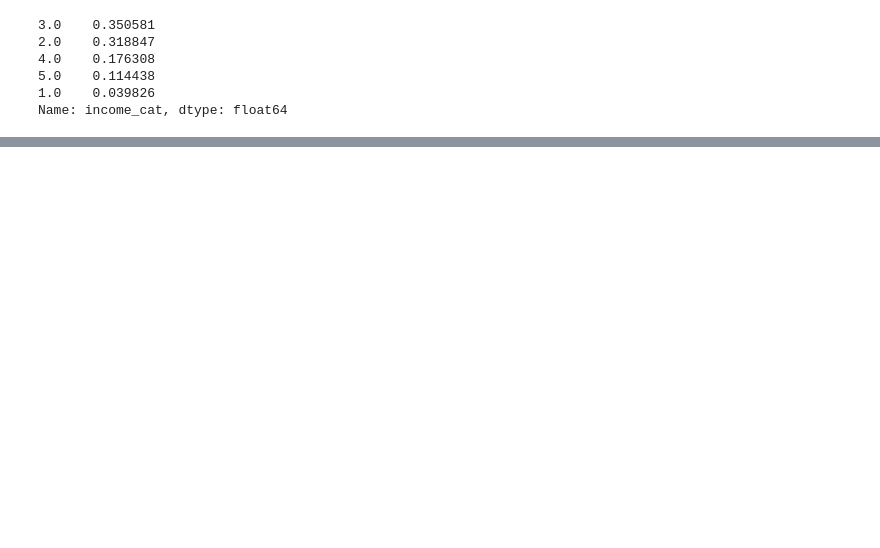
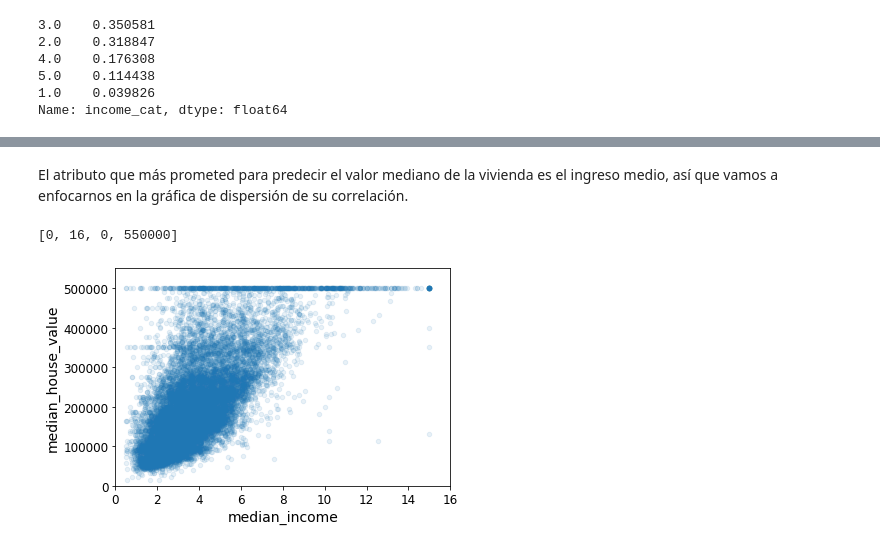
Before and after one commit to esri-es/refining-predictive-model, a Jupyter notebook: Housing.ipynb, the cells around one changed output, grey strips where cells are left out. Cells and saved outputs as stored; diff of their text form; code cells hidden in the pictures; blank space fills up the shorter version.

```diff
--- a/Housing.ipynb
+++ b/Housing.ipynb
@@ -195,0 +298,9 @@ train_set, test_set = split_train_test_by_id(housing_with_id, 0.2, "id")
+# %% [markdown]
+El atributo que más prometed para predecir el valor mediano de la vivienda es el ingreso medio, así que vamos a enfocarnos en la gráfica de dispersión de su correlación.
+# %%
+housing.plot(kind="scatter", x="median_income", y="median_house_value",
+             alpha=0.1)
+plt.axis([0, 16, 0, 550000])
+# %% [output]
+[0, 16, 0, 550000]
+[figure, added]
```
Also changed, not shown: parts of 26 cells of this notebook.
